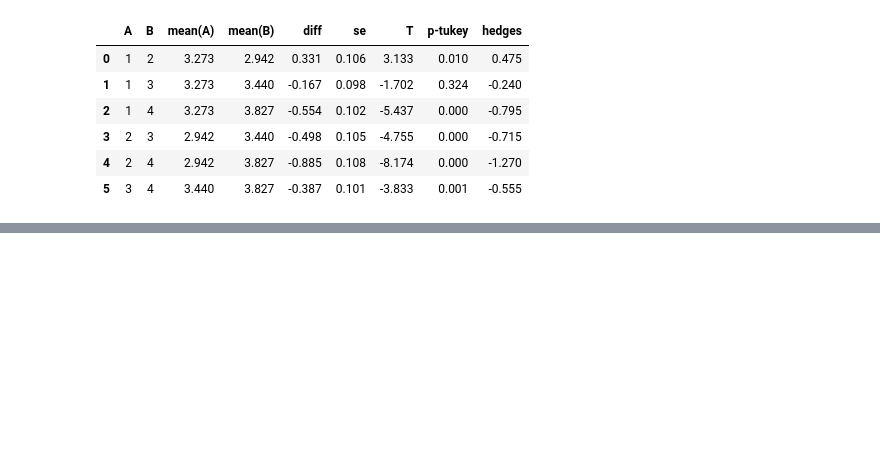
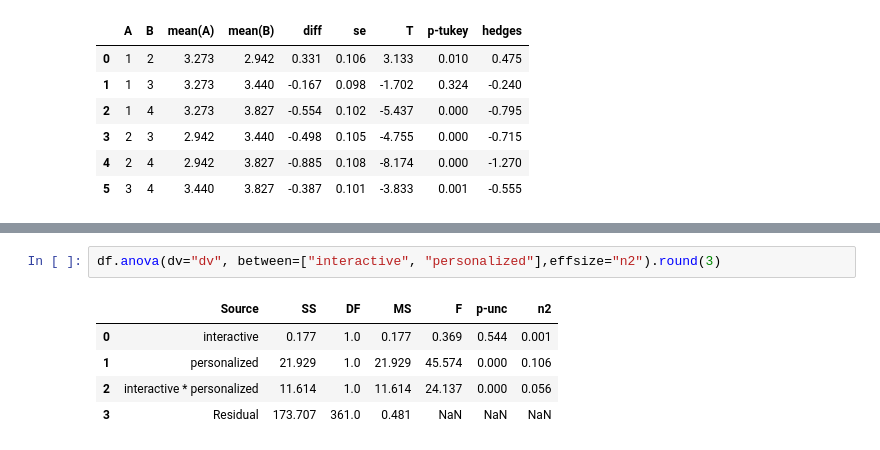
Before and after one commit to uvacw/teaching-ds-rp, a Jupyter notebook: week3/analyzing-experiments.ipynb, the cells around one changed output, grey strips where cells are left out. Saved outputs shown, nothing was run; the diff lists cells and outputs as text; blank space fills up the shorter version.

```diff
--- a/week3/analyzing-experiments.ipynb
+++ b/week3/analyzing-experiments.ipynb
@@ -222,0 +237,8 @@ df.pairwise_tukey(dv='dv', between='group').round(3)
+# %%
+df.anova(dv="dv", between=["interactive", "personalized"],effsize="n2").round(3)
+# %% [output]
+|  | Source | SS | DF | MS | F | p-unc | n2 |
+| 0 | interactive | 0.177 | 1.0 | 0.177 | 0.369 | 0.544 | 0.001 |
+| 1 | personalized | 21.929 | 1.0 | 21.929 | 45.574 | 0.000 | 0.106 |
+| 2 | interactive * personalized | 11.614 | 1.0 | 11.614 | 24.137 | 0.000 | 0.056 |
+| 3 | Residual | 173.707 | 361.0 | 0.481 | NaN | NaN | NaN |
```
Also changed, not shown: parts of 11 cells of this notebook.
